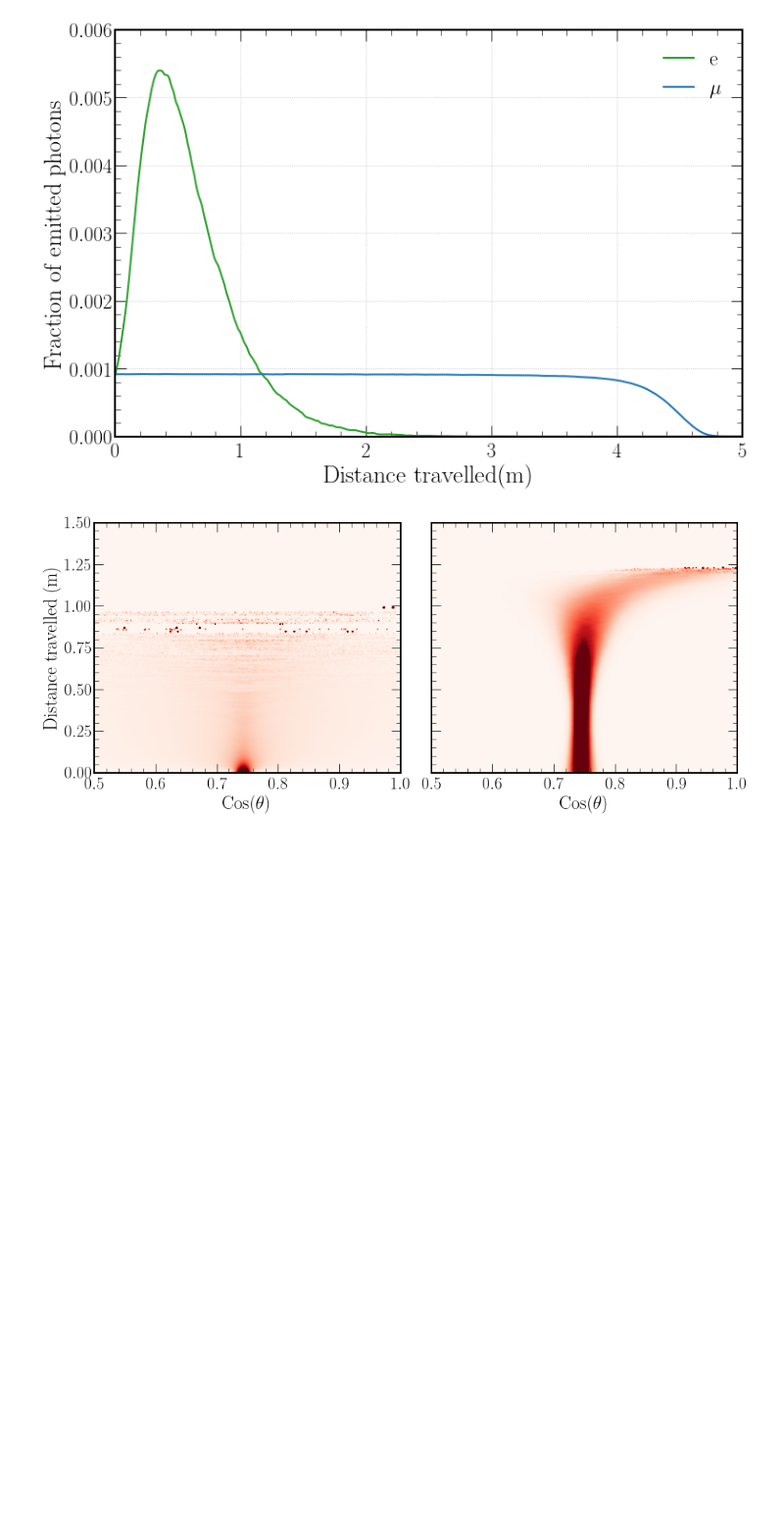
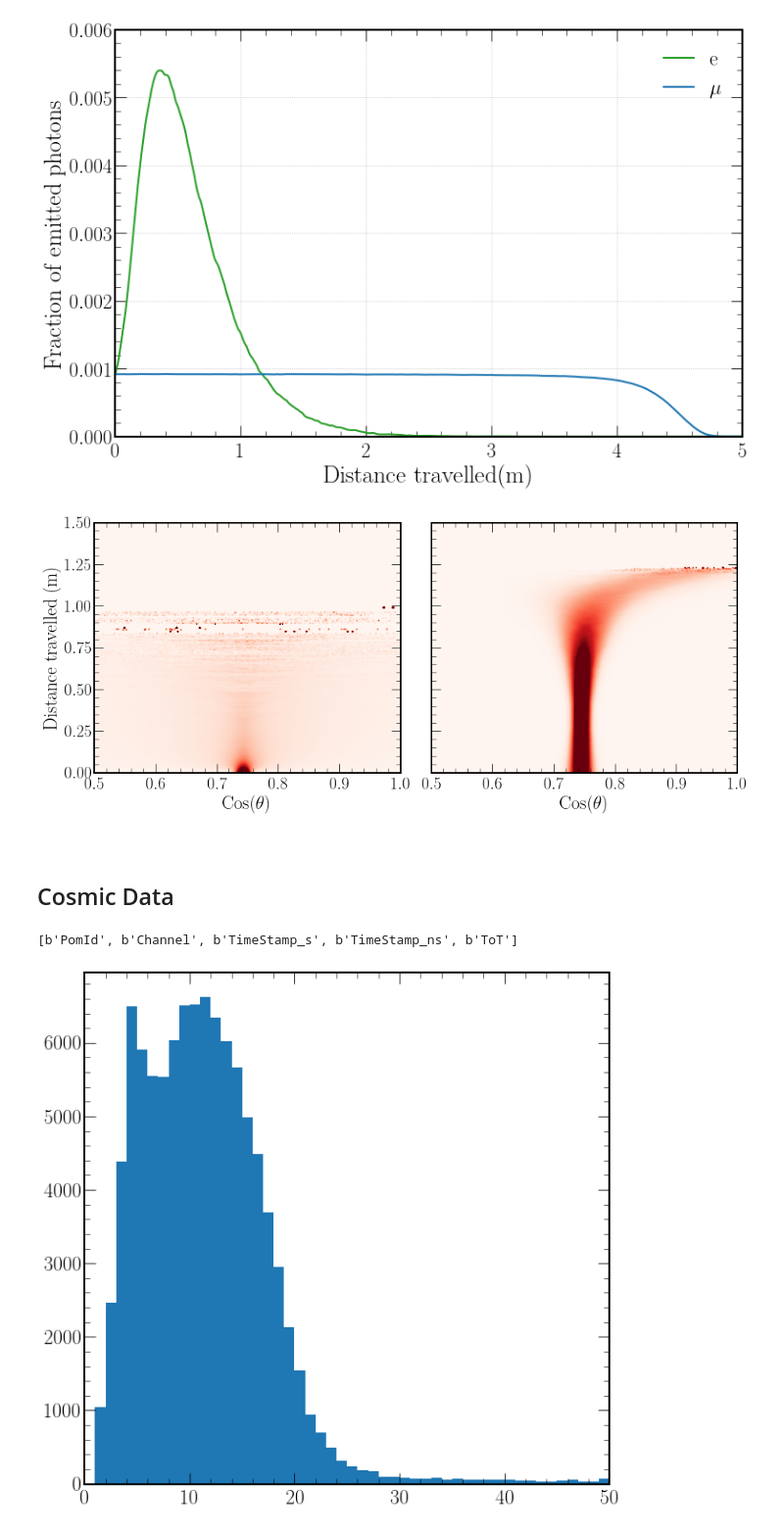
Before and after one commit to joshtingey/phd-thesis, a Jupyter notebook: plots.ipynb, the cells around one changed output. Shown at 98% size. Saved outputs shown, nothing was run; the diff lists cells and outputs as text; code cells hidden in the pictures; blank space fills up the shorter version.

Commit message:
chips instrumentation updates and figure updates for the daq chapter

```diff
--- a/plots.ipynb
+++ b/plots.ipynb
@@ -423,3 +422,19 @@ axs[1].set_xlim(0.5, 1)
 save("./diagrams/4-exp/emission_profile")
 # %% [output]
 [figure]
+# %% [markdown]
+<a id='data'></a>
+# %% [markdown]
+## Cosmic Data
+# %%
+data = uproot.open("./data/other_run.root")
+print(data["CLBOpt_tree"].keys())
+# %% [output]
+[b'PomId', b'Channel', b'TimeStamp_s', b'TimeStamp_ns', b'ToT']
+# %%
+entries = 100000
+tot = data["CLBOpt_tree"].array("ToT", entrystop=entries)
+plt.hist(tot, bins=50, range=[0,50])
+plt.show()
+# %% [output]
+[figure, added]
```
Also changed, not shown: parts of 4 cells of this notebook, 34 other files.
